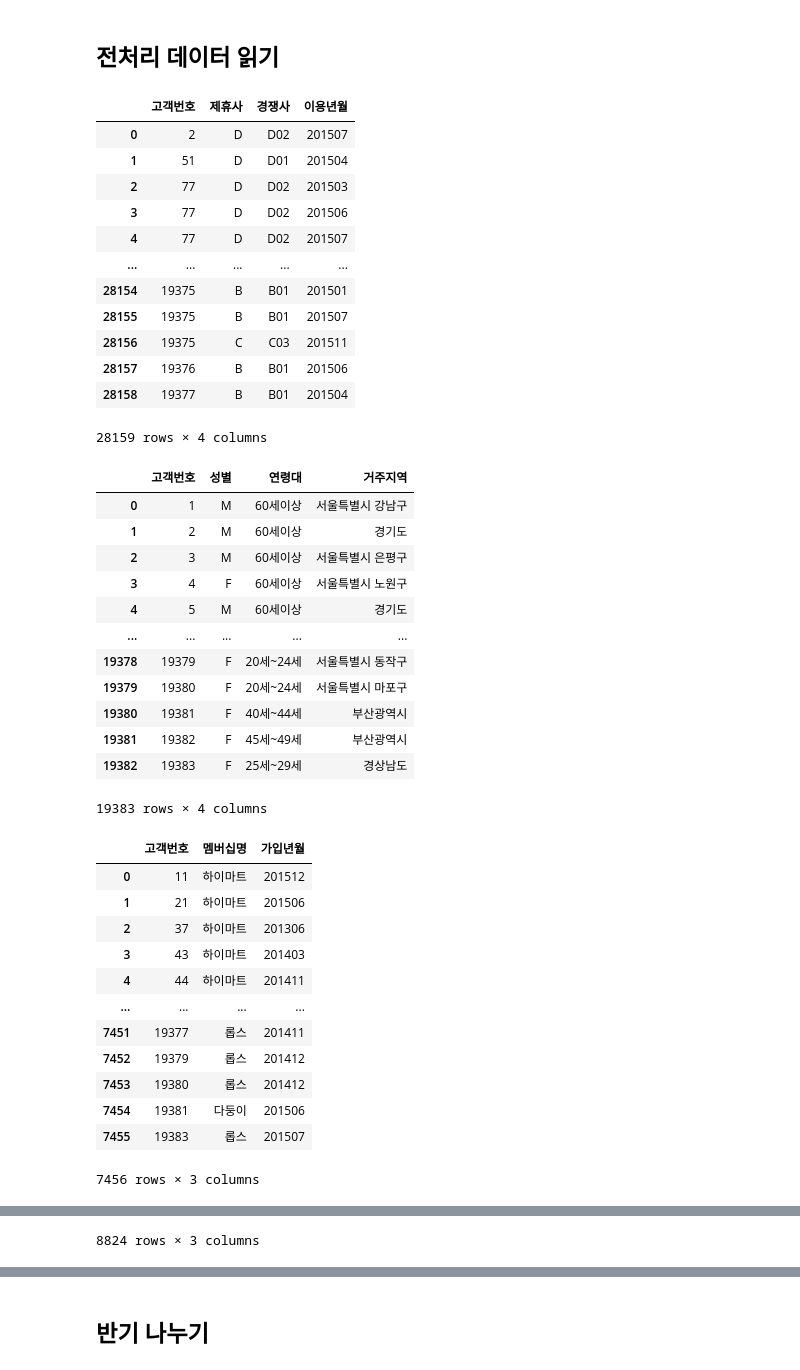
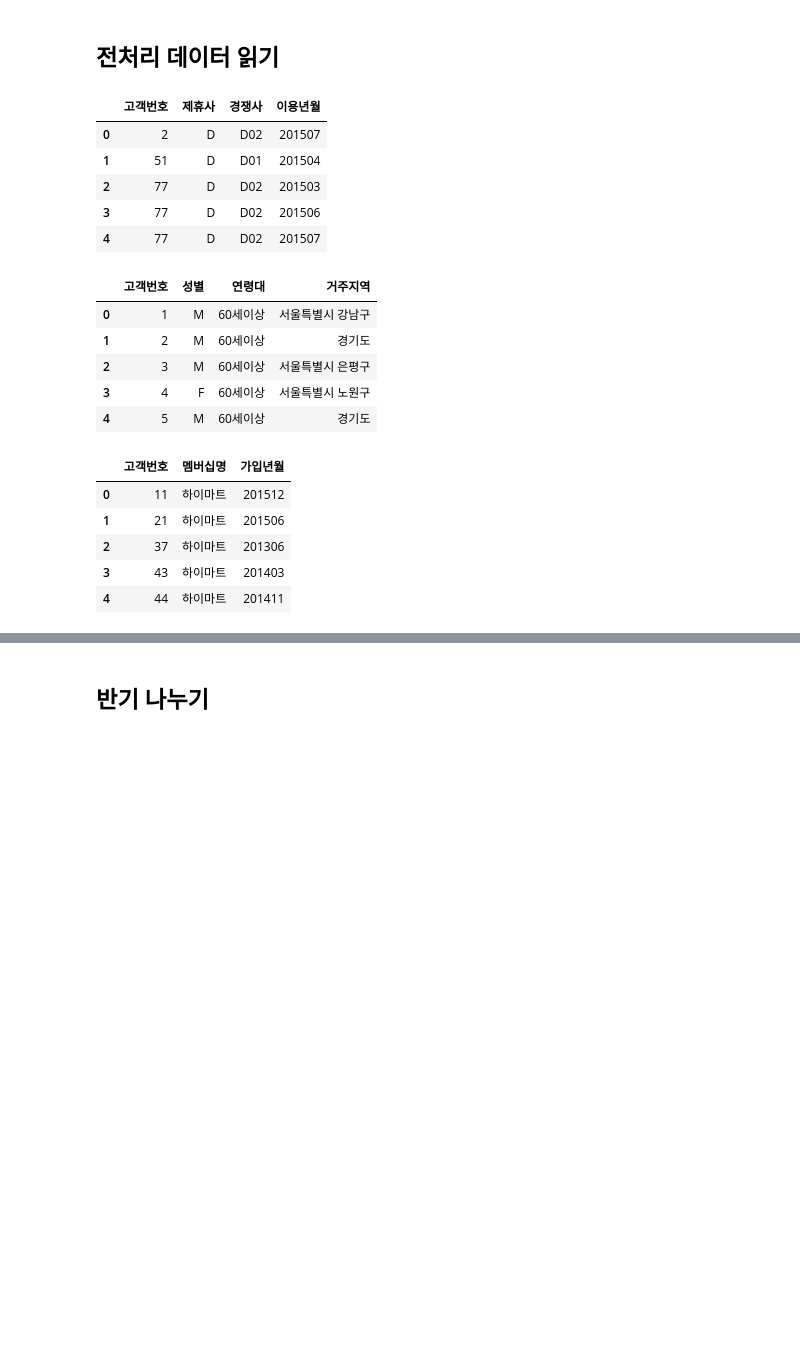
Before and after one commit to PKLH/cakd_LP, a Jupyter notebook: WorkSpace/Kim/EDA_1018.ipynb, the cells around one changed output, grey strips where cells are left out. Cells and saved outputs as stored; diff of their text form; code cells hidden in the pictures; blank space fills up the shorter version.

```diff
--- a/WorkSpace/Kim/EDA_1018.ipynb
+++ b/WorkSpace/Kim/EDA_1018.ipynb
@@ -6,71 +6,50 @@ import matplotlib.pyplot as plt
 import seaborn as sns
 import pandas as pd
 import numpy as np
 import os
 import pickle
 
 import warnings
 warnings.filterwarnings('ignore')
 
 
 rc('font', family='AppleGothic')
 plt.rcParams['axes.unicode_minus'] = False
 # 경쟁사이용
 competitor = pd.read_csv('../../data/경쟁사이용.txt', encoding='cp949')
-display(competitor)
+display(competitor.head())
 # 고객DEMO
 pp_demo = pd.read_pickle("../../DATA_preprocessed/pp_demo.pickle")
-display(pp_demo)
+display(pp_demo.head())
 # 멤버심 여부
 member = pd.read_csv('../../data/멤버십여부.txt', encoding='cp949')
-display(member)
+display(member.head())
 # 채널이용
 channel = pd.read_csv('../../data/채널이용.txt', encoding='cp949')
-display(channel)
+display(channel.head())
 
 # 상금 거래 관련
 pp_purprd_prodcl = pd.read_pickle('../../DATA_preprocessed/pp_purprd_prodcl.pickle')
-pp_purprd_prodcl
+pp_purprd_prodcl.head()
 # %% [output]
 |  | 고객번호 | 제휴사 | 경쟁사 | 이용년월 |
 | 0 | 2 | D | D02 | 201507 |
 | 1 | 51 | D | D01 | 201504 |
 | 2 | 77 | D | D02 | 201503 |
 | 3 | 77 | D | D02 | 201506 |
 | 4 | 77 | D | D02 | 201507 |
-| ... | ... | ... | ... | ... |
-| 28154 | 19375 | B | B01 | 201501 |
-| 28155 | 19375 | B | B01 | 201507 |
-| 28156 | 19375 | C | C03 | 201511 |
-| 28157 | 19376 | B | B01 | 201506 |
-| 28158 | 19377 | B | B01 | 201504 |
-28159 rows × 4 columns
 |  | 고객번호 | 성별 | 연령대 | 거주지역 |
 | 0 | 1 | M | 60세이상 | 서울특별시 강남구 |
 | 1 | 2 | M | 60세이상 | 경기도 |
 | 2 | 3 | M | 60세이상 | 서울특별시 은평구 |
 | 3 | 4 | F | 60세이상 | 서울특별시 노원구 |
 | 4 | 5 | M | 60세이상 | 경기도 |
-| ... | ... | ... | ... | ... |
-| 19378 | 19379 | F | 20세~24세 | 서울특별시 동작구 |
-| 19379 | 19380 | F | 20세~24세 | 서울특별시 마포구 |
-| 19380 | 19381 | F | 40세~44세 | 부산광역시 |
-| 19381 | 19382 | F | 45세~49세 | 부산광역시 |
-| 19382 | 19383 | F | 25세~29세 | 경상남도 |
-19383 rows × 4 columns
 |  | 고객번호 | 멤버십명 | 가입년월 |
 | 0 | 11 | 하이마트 | 201512 |
 | 1 | 21 | 하이마트 | 201506 |
 | 2 | 37 | 하이마트 | 201306 |
 | 3 | 43 | 하이마트 | 201403 |
 | 4 | 44 | 하이마트 | 201411 |
-| ... | ... | ... | ... |
-| 7451 | 19377 | 롭스 | 201411 |
-| 7452 | 19379 | 롭스 | 201412 |
-| 7453 | 19380 | 롭스 | 201412 |
-| 7454 | 19381 | 다둥이 | 201506 |
-| 7455 | 19383 | 롭스 | 201507 |
-7456 rows × 3 columns
 |  | 고객번호 | 제휴사 | 이용횟수 |
 | 0 | 7 | A_MOBILE/APP | 4 |
 | 1 | 14 | A_MOBILE/APP | 1 |
@@ -86,4 +59,3 @@ pp_purprd_prodcl
-8824 rows × 3 columns
 |  | 고객번호 | 제휴사 | 영수증번호 | 점포코드 | 구매_연 | 구매_월 | 구매_일 | 구매시간 | 소분류코드 | 구매금액 | 대분류명 | ... |
 | 0 | 1 | A | 1182697 | 12 | 2014 | 1 | 8 | 14 | A010302 | 4800 | 식품 | ... |
 | 1 | 1 | A | 1239229 | 12 | 2014 | 1 | 18 | 15 | A010302 | 3500 | 식품 | ... |
```
Also changed, not shown: parts of 31 cells of this notebook.
